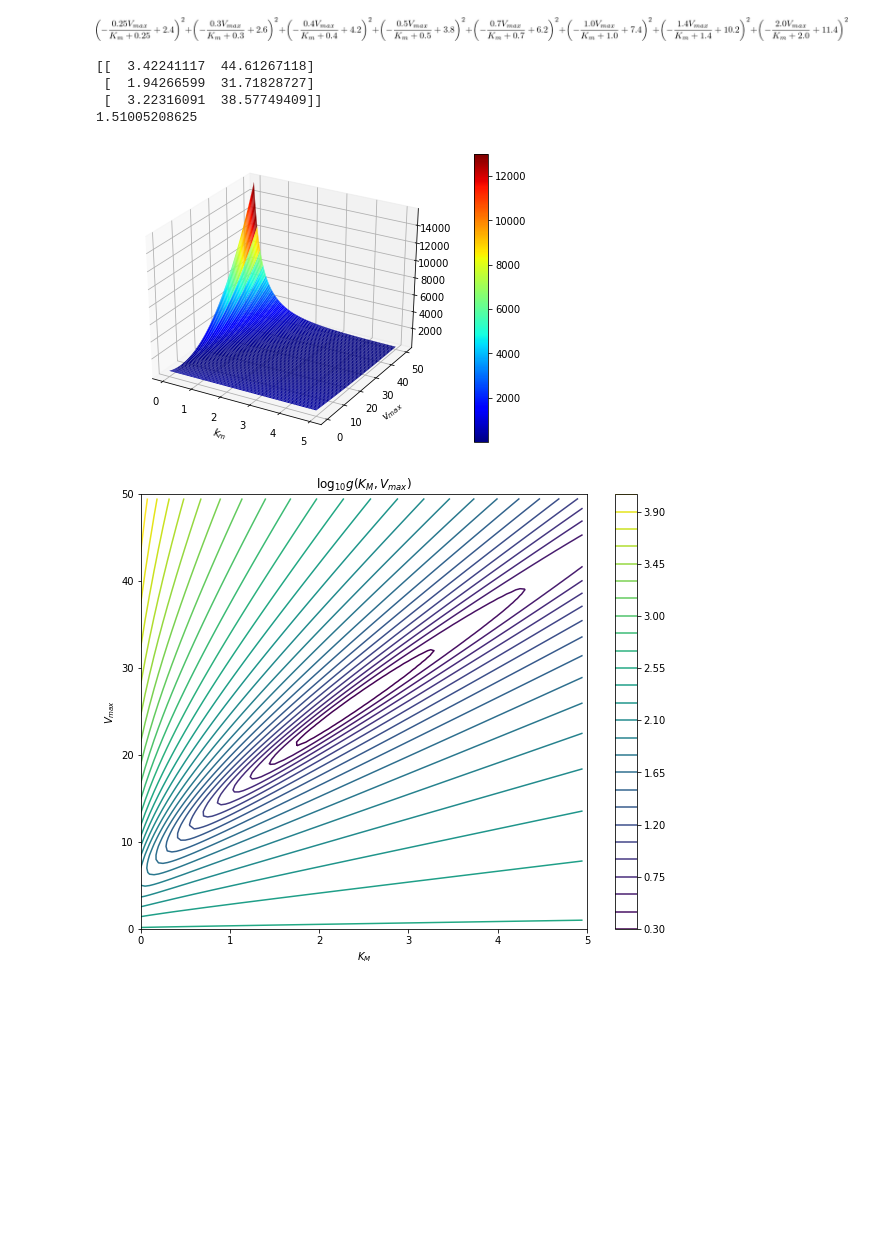
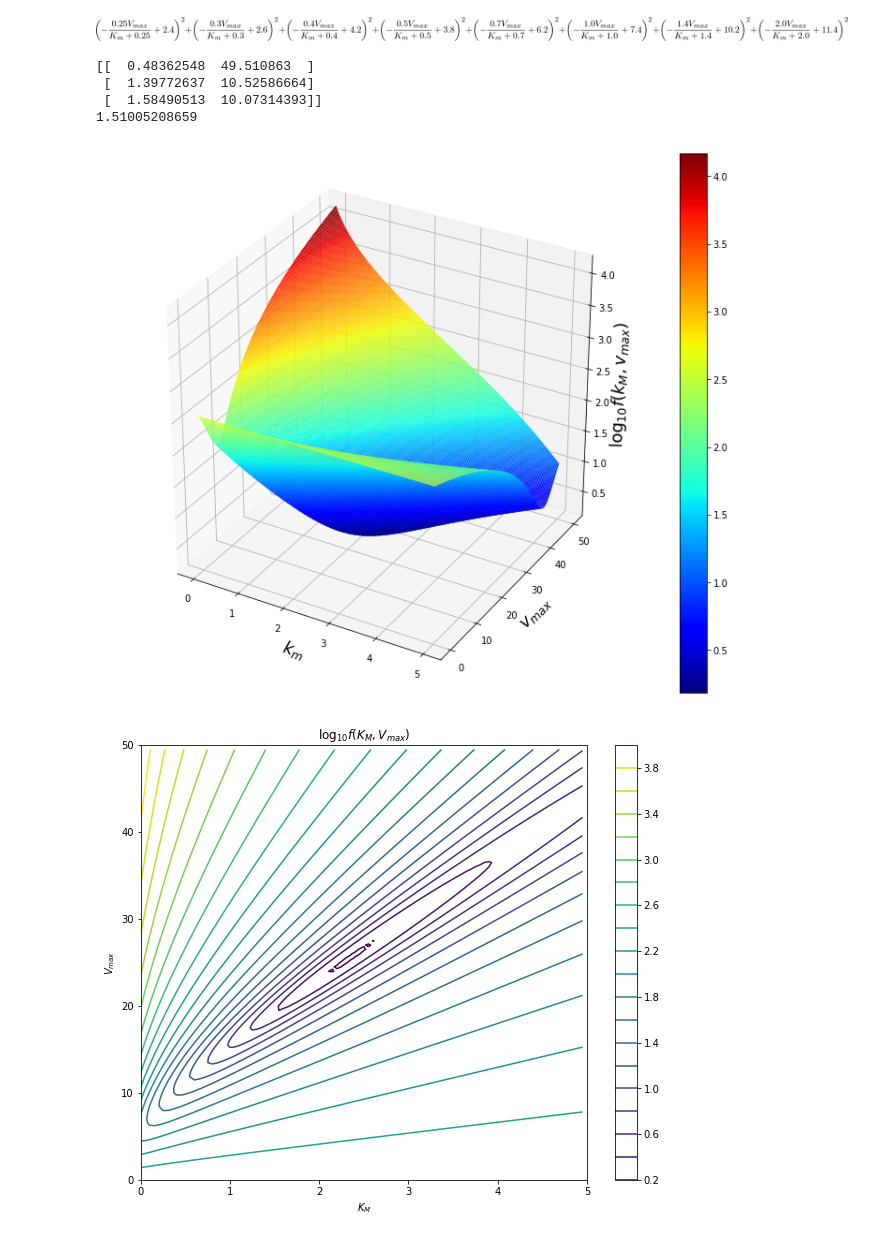
Before and after one commit to tkda-h3/interval-newton-method, a Jupyter notebook: bioでglobal optima.ipynb, the cells around one changed output. Saved outputs shown, nothing was run; the diff lists cells and outputs as text; code cells hidden in the pictures; blank space fills up the shorter version.

```diff
--- a/bioでglobal optima.ipynb
+++ b/bioでglobal optima.ipynb
@@ -53,44 +53,45 @@ high = 50.1
 points = np.random.uniform(low=low, high=high, size=(3,2))
 div_num = 10.0
 points[:, 0] /= div_num
 print points
 nelder = NelderMead(np_func, points)
 local_minima = np.inf
 
-x = np.arange(low/div_num, high/div_num, 0.2/div_num)
-y = np.arange(low, high, 0.2)
+x = np.arange(low/div_num, high/div_num, 0.05/div_num)
+y = np.arange(low, high, 0.1)
 X, Y = np.meshgrid(x, y)
 args_list =  np.array([X.flatten(), Y.flatten()]).T[:, :, np.newaxis].tolist()
 Z = np.array([np_func(_args) for _args in args_list]).reshape(X.shape)
 
 #nelder.save_figs(X, Y, Z, points_history)
 
 points_histories = []
 for i in range(20):
     points = np.random.uniform(low=low, high=high, size=(3,2))
     points[:, 0] /= div_num
     nelder = NelderMead(np_func, points)
     _local_minima, points_history = nelder.run(50)
     points_histories.append(points_history)
     local_minima = min(local_minima, _local_minima)
 points_histories = np.array(points_histories)
 print local_minima
 
 # nelder.save_multi_points_figs(X, Y, np.log(Z), points_histories)
 
-fig = plt.figure()
+fig = plt.figure(figsize=(10,8))
 ax = Axes3D(fig)
-surf = ax.plot_surface(X,Y,Z, rstride=3, cstride=5, cmap=cm.jet, linewidth=1)
+ax.set_zlabel('$\log_{10}{f(k_M, v_{{max}})}$', fontsize=18)
+surf = ax.plot_surface(X,Y,np.log10(Z), rstride=3, cstride=5, cmap=cm.jet, linewidth=1)
 fig.colorbar(surf)
-plt.xlabel('$k_m$')
-plt.ylabel('$v_{max}$')
+plt.xlabel('$k_m$', fontsize=18)
+plt.ylabel('$v_{max}$', fontsize=18)
 plt.show()
 # %% [output]
-[[  3.42241117  44.61267118]
- [  1.94266599  31.71828727]
- [  3.22316091  38.57749409]]
-1.51005208625
+[[  0.48362548  49.510863  ]
+ [  1.39772637  10.52586664]
+ [  1.58490513  10.07314393]]
+1.51005208659
-[figure, old version]
+[figure, new version]
 # %%
 # X = ip([[interval[0, 10]],[interval[15, 40]]]) # K, S
 
@@ -105,12 +106,12 @@ plt.xlim(K_lim)
 plt.ylim(V_lim)
 plt.xlabel('$K_M$')
 plt.ylabel('$V_{max}$')
-plt.title('$\log_{10} g(K_M, V_{max})$')
+plt.title('$\log_{10} f(K_M, V_{max})$')
 #im = plt.contour(K, V, np.log10(Z), levels=np.arange(0.5, 4, 0.5), shading='gouraud')
-im = plt.contour(K, V, np.log10(Z), 30, shading='gouraud')
+im = plt.contour(K, V, np.log10(Z), 20, shading='gouraud')
 fig.colorbar(im)
 plt.show()
 # %% [output]
-[figure, old version]
+[figure, new version]
 # %%
 krawczyk = Krawczyk(df, ddf, X)
```
Also changed, not shown: parts of 4 cells of this notebook, 8 other files.
